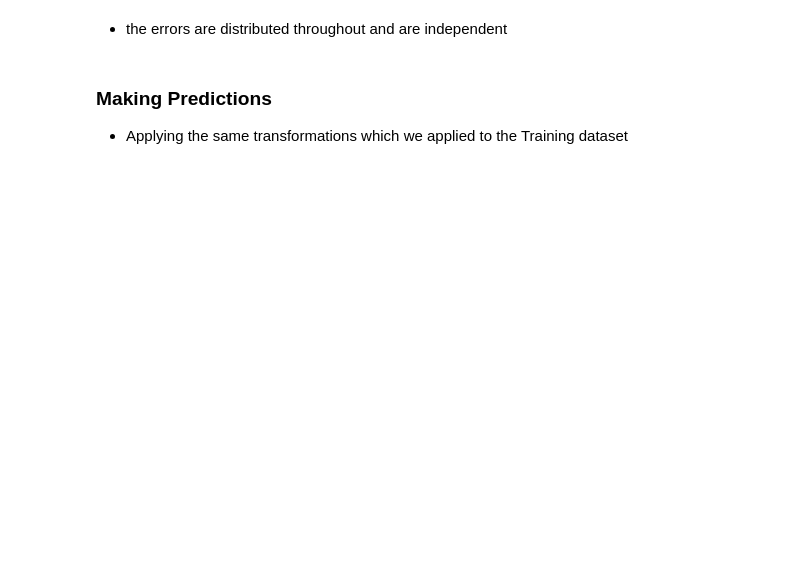
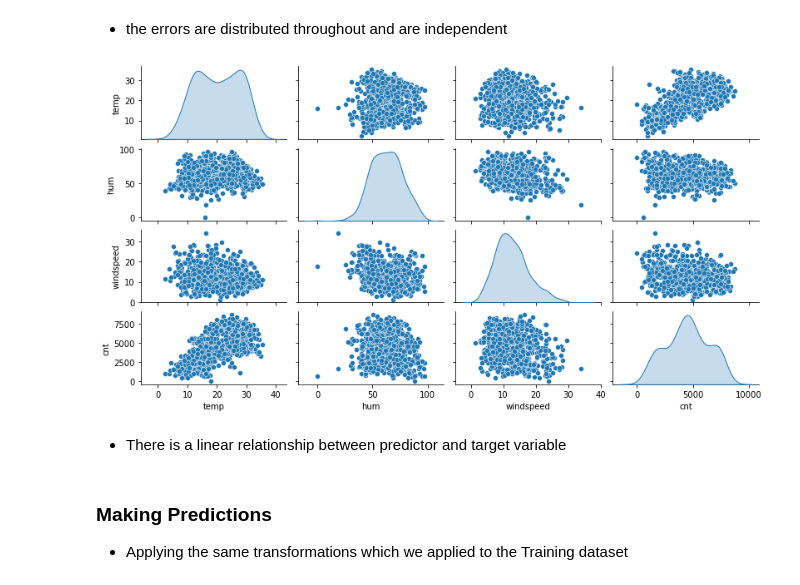
Before and after one commit to Silapada-Hansda/Bike_sharing_linear_regression, a Jupyter notebook: bike_sharing_assignment.ipynb, the cells around one changed output. Cells and saved outputs as stored; diff of their text form; code cells hidden in the pictures; blank space fills up the shorter version.

```diff
--- a/bike_sharing_assignment.ipynb
+++ b/bike_sharing_assignment.ipynb
@@ -609,5 +609,15 @@ sns.scatterplot(data = y_train - y_train_cnt)
 # %% [markdown]
 - the errors are distributed throughout and are independent
+# %%
+#plt.figure(figsize = (1, 1))
+df_temp=df[[ 'temp', 'hum', 'windspeed','cnt']]
+
+sns.pairplot(df_temp, diag_kind='kde',height=1.5,aspect=1.9)
+plt.show()
+# %% [output]
+[figure, added]
+# %% [markdown]
+- There is a linear relationship between predictor  and target variable
 # %% [markdown]
 ### Making Predictions
 - Applying the same transformations which we applied to the Training dataset
```
Also changed, not shown: parts of 14 cells of this notebook.
